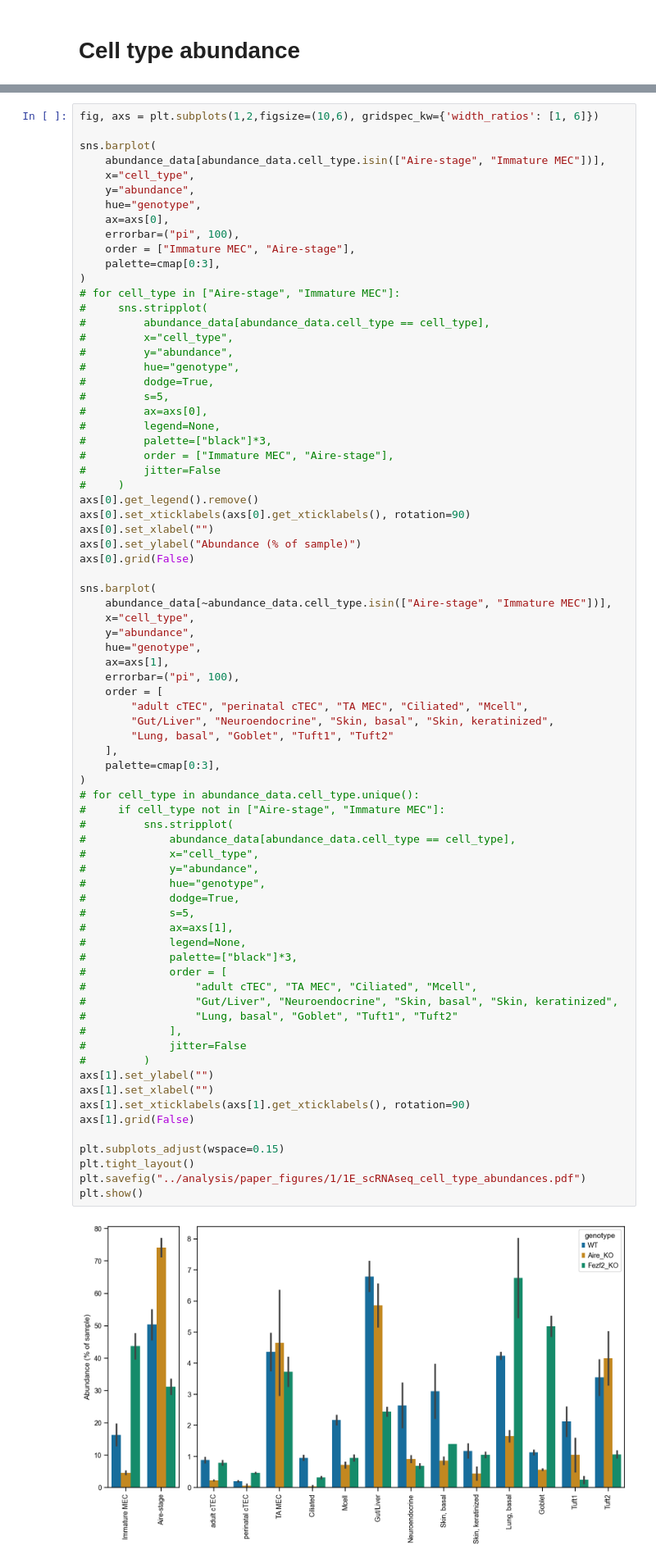
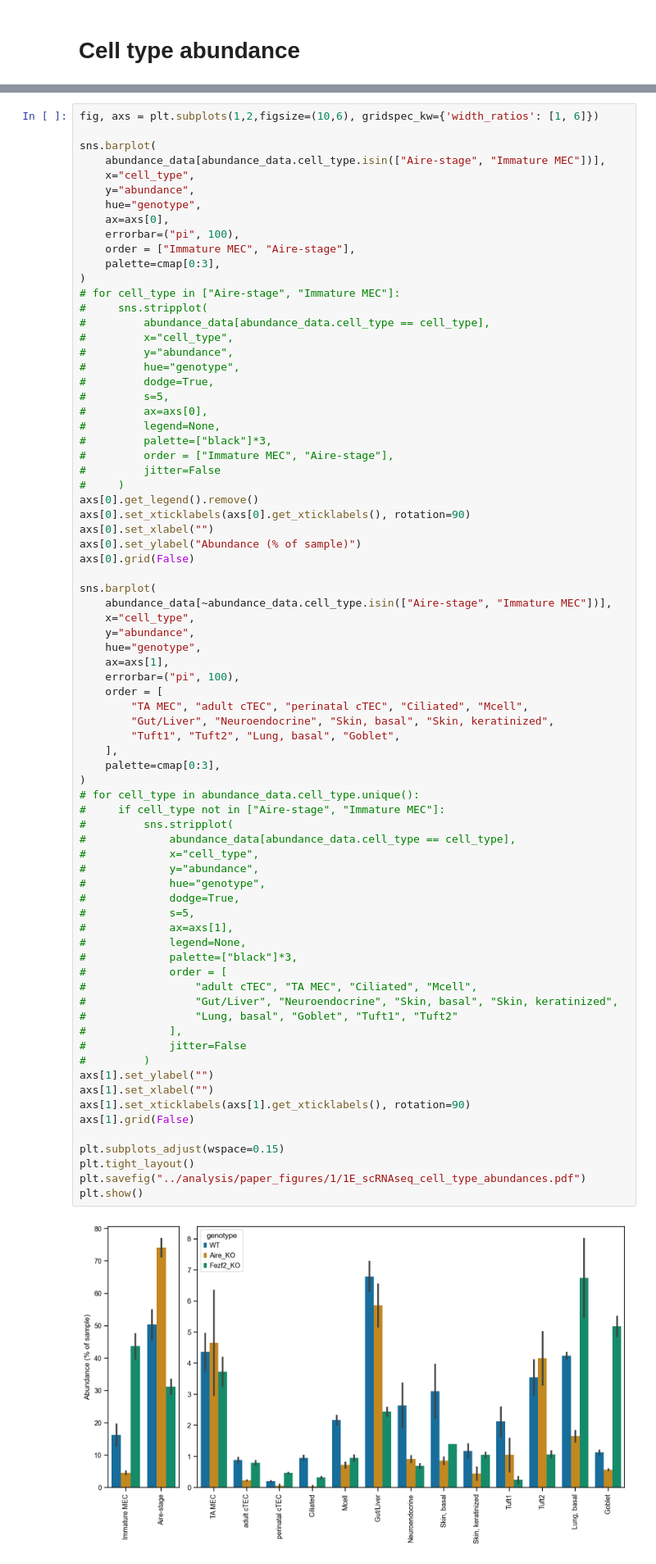
Before and after one commit to j-germino/M-cells, a Jupyter notebook: code/cell_type_abundances.ipynb, the cells around one changed output, grey strips where cells are left out. Shown at 82% size. Cells and saved outputs as stored; diff of their text form.

```diff
--- a/code/cell_type_abundances.ipynb
+++ b/code/cell_type_abundances.ipynb
@@ -160,42 +160,42 @@ sns.barplot(
     ax=axs[1],
     errorbar=("pi", 100),
     order = [
-        "adult cTEC", "perinatal cTEC", "TA MEC", "Ciliated", "Mcell",
+        "TA MEC", "adult cTEC", "perinatal cTEC", "Ciliated", "Mcell",
         "Gut/Liver", "Neuroendocrine", "Skin, basal", "Skin, keratinized",
-        "Lung, basal", "Goblet", "Tuft1", "Tuft2"
+        "Tuft1", "Tuft2", "Lung, basal", "Goblet",
     ],
     palette=cmap[0:3],
 )
 # for cell_type in abundance_data.cell_type.unique():
 #     if cell_type not in ["Aire-stage", "Immature MEC"]:
 #         sns.stripplot(
 #             abundance_data[abundance_data.cell_type == cell_type],
 #             x="cell_type",
 #             y="abundance",
 #             hue="genotype",
 #             dodge=True,
 #             s=5,
 #             ax=axs[1],
 #             legend=None,
 #             palette=["black"]*3,
 #             order = [
 #                 "adult cTEC", "TA MEC", "Ciliated", "Mcell",
 #                 "Gut/Liver", "Neuroendocrine", "Skin, basal", "Skin, keratinized",
 #                 "Lung, basal", "Goblet", "Tuft1", "Tuft2"
 #             ],
 #             jitter=False
 #         )
 axs[1].set_ylabel("")
 axs[1].set_xlabel("")
 axs[1].set_xticklabels(axs[1].get_xticklabels(), rotation=90)
 axs[1].grid(False)
 
 plt.subplots_adjust(wspace=0.15)
 plt.tight_layout()
 plt.savefig("../analysis/paper_figures/1/1E_scRNAseq_cell_type_abundances.pdf")
 plt.show()
 # %% [output]
-[figure, old version]
+[figure, new version]
 # %%
 pvalues = pd.DataFrame()
 for cell_type in abundance_data.cell_type.unique():
```
Also changed, not shown: 48 other files.
